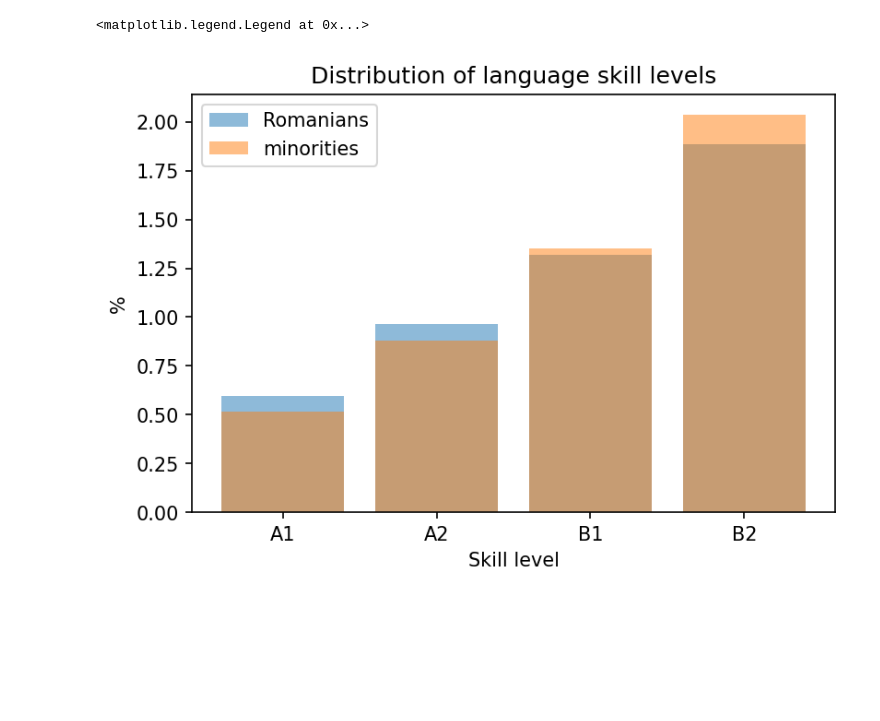
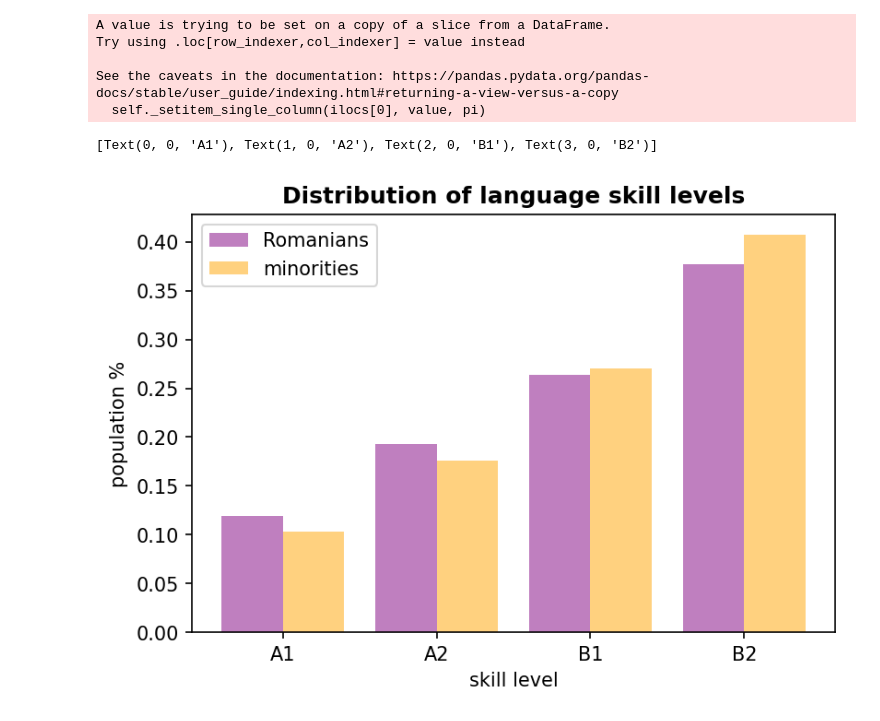
Before and after one commit to alparius/bac-stat, a Jupyter notebook: src/exp7_modern_language_results.ipynb, the cells around one changed output. Drawn from its saved outputs; the diff is of its cells as text; code cells hidden in the pictures; blank space fills up the shorter version.

Commit message:
plots 6 and 7 reworked

```diff
--- a/src/exp7_modern_language_results.ipynb
+++ b/src/exp7_modern_language_results.ipynb
@@ -60,40 +65,55 @@ minorities' average language skill points: 13.347
 # %%
 # 2nd approach, looking at the distribution of the language skills
 
 def skill_list(comp):
     if isinstance(comp, str):
         return comp.split('-')
     return []
 
 ro.loc[:, 'lang_skills'] = ro.apply(lambda x: skill_list(x['modern_language_results']), axis=1)
 rp.loc[:, 'lang_skills'] = rp.apply(lambda x: skill_list(x['modern_language_results']), axis=1)
 
 
-def plot_skill_distribution(df, ax):
+def plot_skill_distribution(df):
     # gather all skill levels into a list
     skills = []
     for skill_list in df['lang_skills'].to_list():
         for skill in skill_list:
             skills.append(skill)
 
     # consolidate list
     skills_dict = {i:skills.count(i) for i in set(skills)}
 
-    # normalize by population size and plot
-    n = len(skills) / 5
-    x = ['A1', 'A2', 'B1', 'B2']
+    # normalize by population size
+    n = len(skills)
     y = [skills_dict['A1']/n, skills_dict['A2']/n, skills_dict['B1']/n, skills_dict['B2']/n]
-    ax.bar(x, y, align='center', alpha=.5)
+    return y
 
 
 fig, ax = plt.subplots(dpi=150)
-plot_skill_distribution(ro, ax)
-plot_skill_distribution(rp, ax)
-ax.set_title("Distribution of language skill levels")
-ax.set_xlabel('Skill level')
-ax.set_ylabel('%')
+x = ['A1', 'A2', 'B1', 'B2']
+bar_width = 0.4
+label_loc = np.arange(len(x))
+
+y = plot_skill_distribution(ro)
+ax.bar(label_loc - bar_width/2, y, bar_width, align='center', alpha=.5, color='purple')
+
+y = plot_skill_distribution(rp)
+ax.bar(label_loc + bar_width/2, y, bar_width, align='center', alpha=.5, color='orange')
+
+ax.set_title("Distribution of language skill levels", fontweight='bold')
+ax.set_xlabel('skill level')
+ax.set_ylabel('population %')
 ax.legend(["Romanians", "minorities"])
+
+ax.set_xticks(label_loc)
+ax.set_xticklabels(x)
 # -> minorities have more B2 and B1, and less A2 and A1
 # %% [output]
-<matplotlib.legend.Legend at 0x...>
+A value is trying to be set on a copy of a slice from a DataFrame.
+Try using .loc[row_indexer,col_indexer] = value instead
+
+See the caveats in the documentation: https://pandas.pydata.org/pandas-docs/stable/user_guide/indexing.html#returning-a-view-versus-a-copy
+  self._setitem_single_column(ilocs[0], value, pi)
+[Text(0, 0, 'A1'), Text(1, 0, 'A2'), Text(2, 0, 'B1'), Text(3, 0, 'B2')]
-[figure, old version]
+[figure, new version]
```
Also changed, not shown: parts of 2 cells of this notebook, 1 other file.
